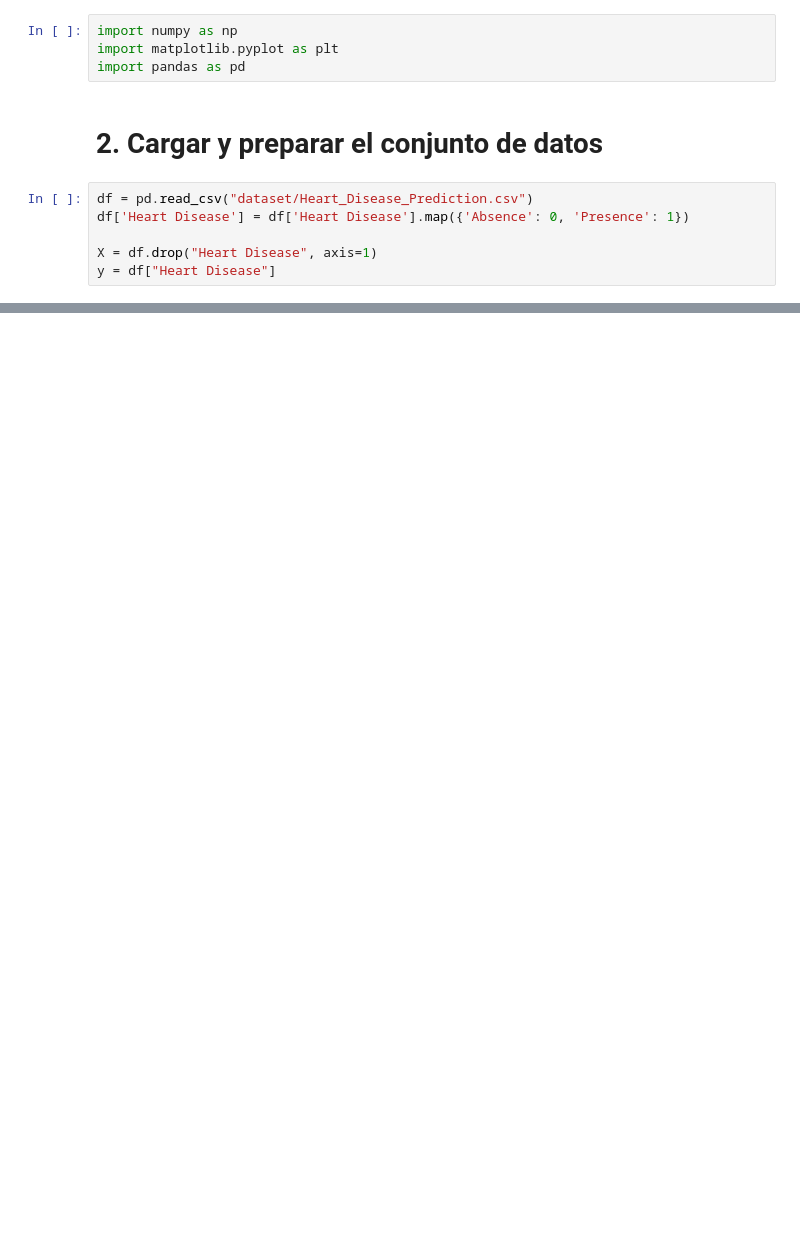
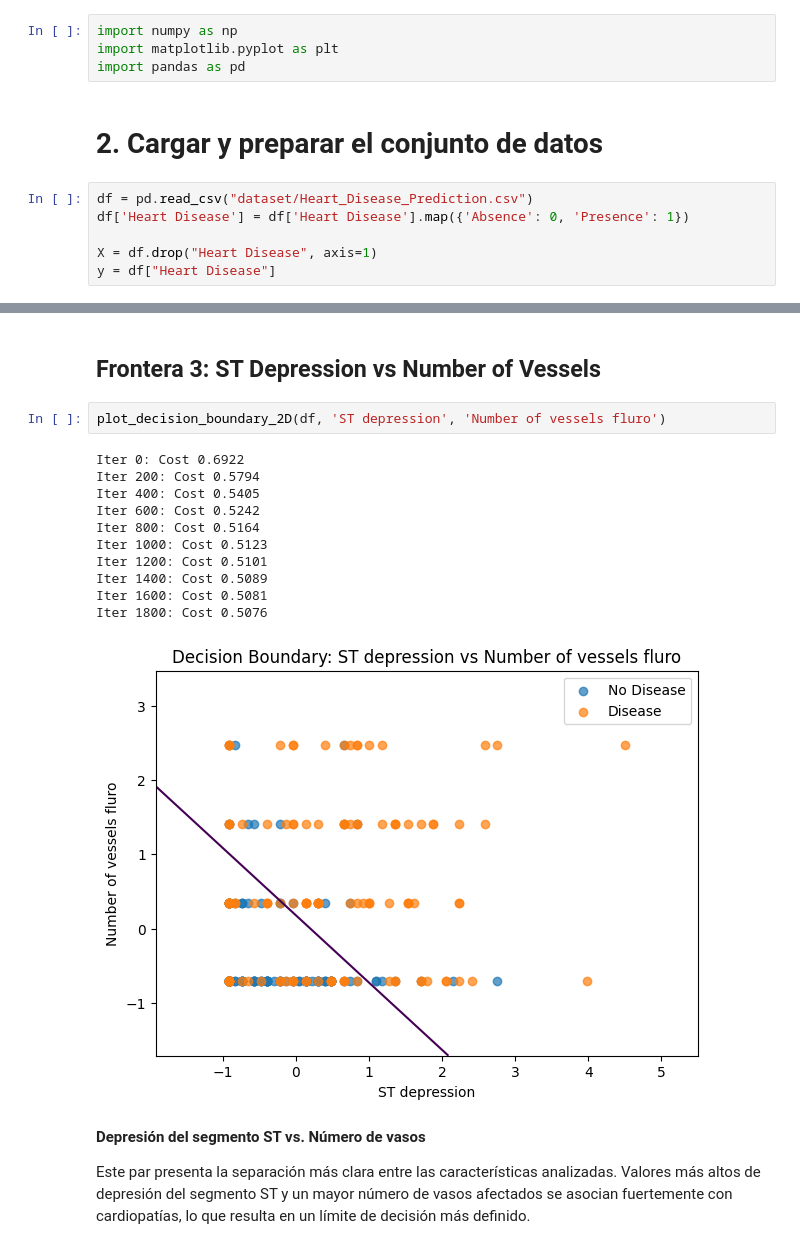
Before and after one commit to Yojhan-Toro/AREP_LAB02, a Jupyter notebook: heart_disease_lr_analysis.ipynb, the cells around one changed output, grey strips where cells are left out. Drawn from its saved outputs; the diff is of its cells as text; blank space fills up the shorter version.

```diff
--- a/heart_disease_lr_analysis.ipynb
+++ b/heart_disease_lr_analysis.ipynb
@@ -76,0 +264,21 @@ def compute_gradient(X, y, theta):
+# %% [markdown]
+## Frontera 3: ST Depression vs Number of Vessels
+# %%
+plot_decision_boundary_2D(df, 'ST depression', 'Number of vessels fluro')
+# %% [output]
+Iter 0: Cost 0.6922
+Iter 200: Cost 0.5794
+Iter 400: Cost 0.5405
+Iter 600: Cost 0.5242
+Iter 800: Cost 0.5164
+Iter 1000: Cost 0.5123
+Iter 1200: Cost 0.5101
+Iter 1400: Cost 0.5089
+Iter 1600: Cost 0.5081
+Iter 1800: Cost 0.5076
+[figure, added]
+# %% [markdown]
+**Depresión del segmento ST vs. Número de vasos**
+
+Este par presenta la separación más clara entre las características analizadas.
+Valores más altos de depresión del segmento ST y un mayor número de vasos afectados se asocian fuertemente con cardiopatías, lo que resulta en un límite de decisión más definido.
```
Also changed, not shown: parts of 50 cells of this notebook, 9 other files.
